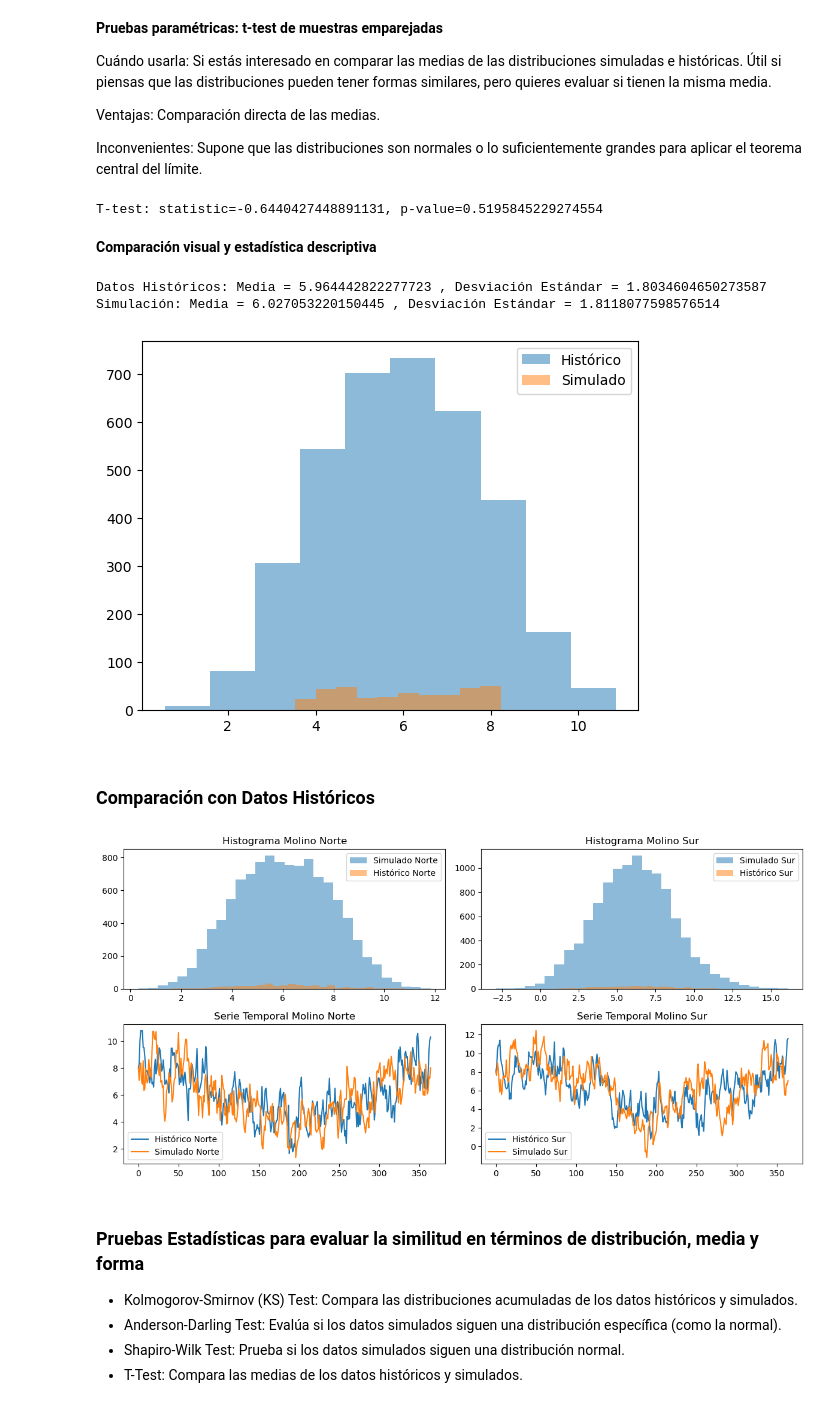
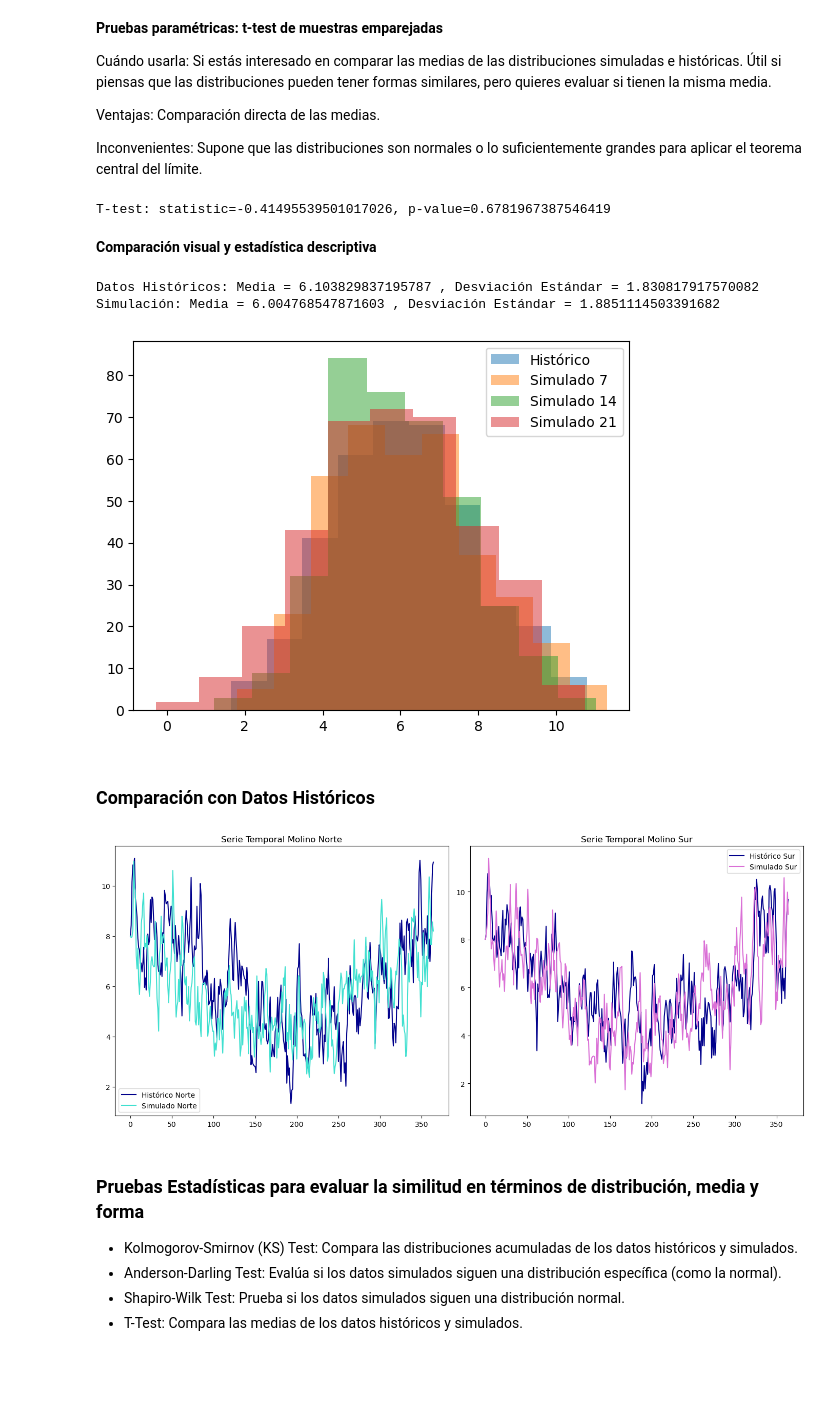
Before and after one commit to olmiave/ACN_TP1, a Jupyter notebook: TP1.ipynb, the cells around one changed output. Saved outputs shown, nothing was run; the diff lists cells and outputs as text; code cells hidden in the pictures; blank space fills up the shorter version.

```diff
--- a/TP1.ipynb
+++ b/TP1.ipynb
@@ -124,9 +124,12 @@ plt.show()
 north_turbine = pd.DataFrame(wind['regional wind'] + wind['wind gap norte sur'] * 1/2)
 south_turbine = pd.DataFrame(wind['regional wind'] - wind['wind gap norte sur'] * 1/2)
 # %%
+#definimos colores para reutilizar
+c = ['turquoise', 'orchid']
+
 plt.figure(figsize=(10, 5))
-plt.plot(wind['dia'], north_turbine, label='Molino Norte', color='turquoise')
-plt.plot(wind['dia'], south_turbine, label='Molino Sur', color='orchid')
+plt.plot(wind['dia'], north_turbine, label='Molino Norte', color=c[0])
+plt.plot(wind['dia'], south_turbine, label='Molino Sur', color=c[1])
 plt.xlabel('Día')
 plt.ylabel('Velocidad del Viento')
 plt.title('Comparación de Velocidad del Viento del Molino Norte y Molino Sur')
@@ -433,7 +436,7 @@ def simulate_regional_wind(S_0, kappa, theta, delta, sigma, m, T):
 # %%
 S = simulate_regional_wind(S_0, kappa_est, theta_est, delta, sigma_est, 30, 365)
 # %%
-plt.figure(figsize=(10,6))
-for i in range(30):
-    plt.plot(S[i])
-plt.show()
+# plt.figure(figsize=(10,6))
+# for i in range(30):
+#     plt.plot(S[i])
+# plt.show()
@@ -612,67 +583,53 @@ Ventajas: Comparación directa de las medias.
 Inconvenientes: Supone que las distribuciones son normales o lo suficientemente grandes para aplicar el teorema central del límite.
 # %%
 # Comparar las medias de la velocidad del viento simulada e histórica
-stat, p_value = ttest_ind(wind["regional wind"], N.mean(axis=0))
+stat, p_value = ttest_ind(wind["regional wind"], North_Wind.mean(axis=0))
 print(f"T-test: statistic={stat}, p-value={p_value}")
 # %% [output]
-T-test: statistic=-0.6440427448891131, p-value=0.5195845229274554
+T-test: statistic=-0.41495539501017026, p-value=0.6781967387546419
 # %% [markdown]
 **Comparación visual y estadística descriptiva**
 # %%
 # Comparación de medias y desviaciones estándar
-print("Datos Históricos: Media =", wind["regional wind"].mean(), ", Desviación Estándar =", wind["regional wind"].std())
-print("Simulación: Media =", N.mean(), ", Desviación Estándar =", N.std())
+print("Datos Históricos: Media =", wind["regional wind"].iloc[:365].mean(), ", Desviación Estándar =", wind["regional wind"].iloc[:365].std())
+print("Simulación: Media =", North_Wind.mean(), ", Desviación Estándar =", North_Wind.std())
 
 # Comparación visual de histogramas
-plt.hist(wind["regional wind"], bins=10, alpha=0.5, label='Histórico')
-plt.hist(N.mean(axis=0), bins=10, alpha=0.5, label='Simulado')
+plt.hist(wind["regional wind"].iloc[:365], bins=10, alpha=0.5, label='Histórico')
+plt.hist(North_Wind[7], bins=10, alpha=0.5, label='Simulado 7')
+plt.hist(North_Wind[14], bins=10, alpha=0.5, label='Simulado 14')
+plt.hist(North_Wind[21], bins=10, alpha=0.5, label='Simulado 21')
 plt.legend()
 plt.show()
 # %% [output]
-Datos Históricos: Media = 5.964442822277723 , Desviación Estándar = 1.8034604650273587
-Simulación: Media = 6.027053220150445 , Desviación Estándar = 1.8118077598576514
+Datos Históricos: Media = 6.103829837195787 , Desviación Estándar = 1.830817917570082
+Simulación: Media = 6.004768547871603 , Desviación Estándar = 1.8851114503391682
-[figure, old version]
+[figure, new version]
 # %% [markdown]
 ### Comparación con Datos Históricos
 # %%
 # Suponiendo que tienes datos históricos para ambos molinos:
 # Extraer los primeros 365 valores históricos para comparación
-historico_norte = wind["regional wind"].iloc[:365].values
-historico_sur = historico_norte + wind["wind gap norte sur"].iloc[:365].values
 
-
-# Graficar histogramas
-plt.figure(figsize=(12, 6))
-
-plt.subplot(2, 2, 1)
-plt.hist(norte_sim.flatten(), bins=30, alpha=0.5, label='Simulado Norte')
-plt.hist(historico_norte, bins=30, alpha=0.5, label='Histórico Norte')
-plt.legend()
-plt.title('Histograma Molino Norte')
-
-plt.subplot(2, 2, 2)
-plt.hist(sur_sim.flatten(), bins=30, alpha=0.5, label='Simulado Sur')
-plt.hist(historico_sur, bins=30, alpha=0.5, label='Histórico Sur')
-plt.legend()
-plt.title('Histograma Molino Sur')
+plt.figure(figsize=(14, 6))
 
 # Graficar series temporales
-plt.subplot(2, 2, 3)
-plt.plot(historico_norte, label='Histórico Norte')
-plt.plot(norte_sim[0], label='Simulado Norte')
+plt.subplot(1,2,1)
+plt.plot(north_turbine_subset, label='Histórico Norte', color = 'darkblue')
+plt.plot(North_Wind[0], label='Simulado Norte', color =c[0])
 plt.title('Serie Temporal Molino Norte')
 plt.legend()
 
-plt.subplot(2, 2, 4)
-plt.plot(historico_sur, label='Histórico Sur')
-plt.plot(sur_sim[0], label='Simulado Sur')
+plt.subplot(1,2,2)
+plt.plot(south_turbine_subset, label='Histórico Sur', color = 'darkblue')
+plt.plot(South_Wind[0], label='Simulado Sur', color = c[1])
 plt.title('Serie Temporal Molino Sur')
 plt.legend()
 
 plt.tight_layout()
 plt.show()
 # %% [output]
-[figure, old version]
+[figure, new version]
 # %% [markdown]
 ### Pruebas Estadísticas para evaluar la similitud en términos de distribución, media y forma
 
```
Also changed, not shown: parts of 35 cells of this notebook.
